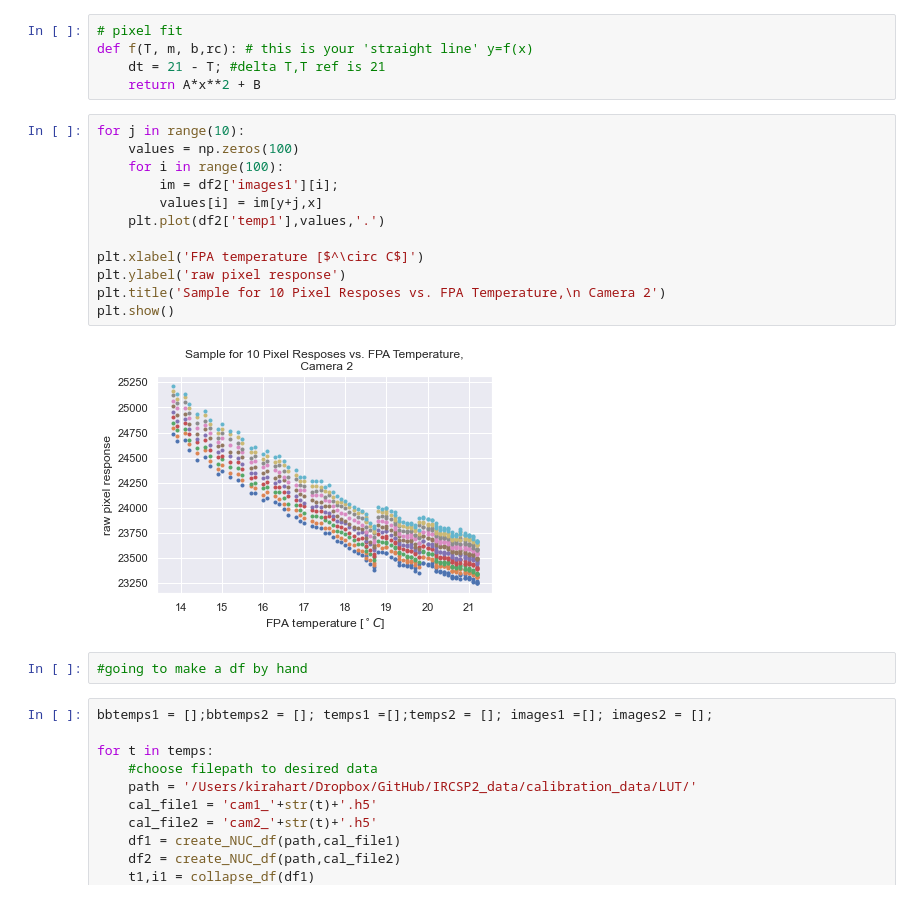
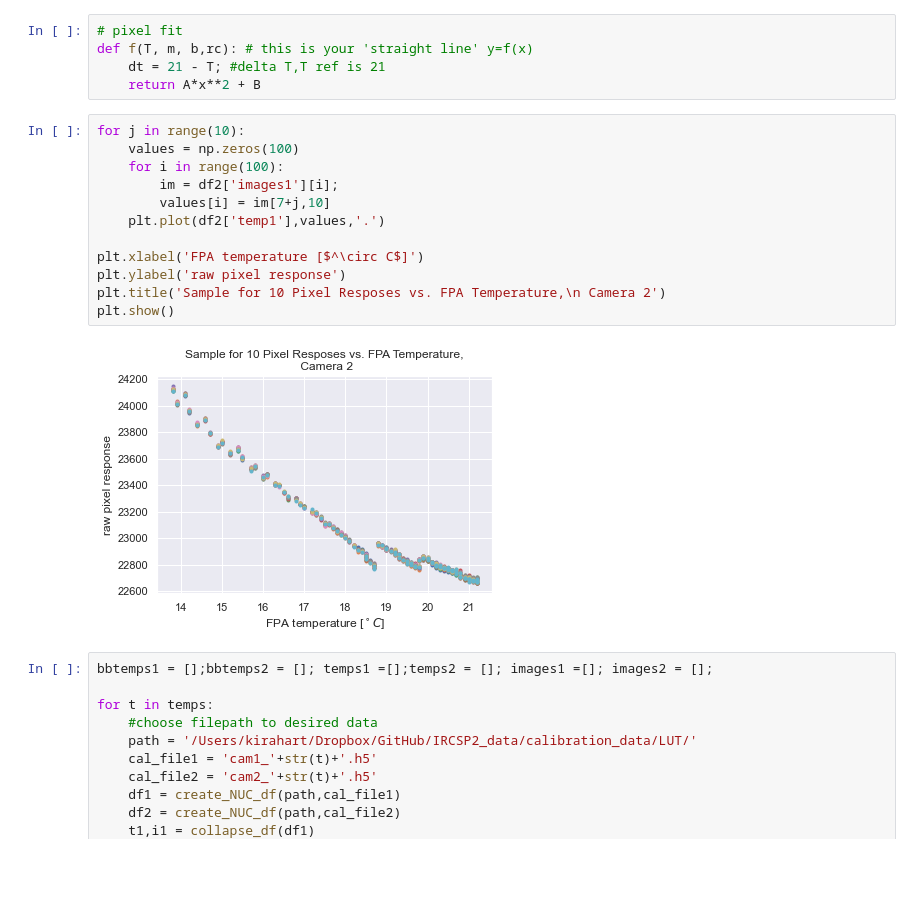
Before and after one commit to Polarization-Lab/IRCSP, a Jupyter notebook: calibration/NUC/compute_NUC.ipynb, the cells around one changed output. Cells and saved outputs as stored; diff of their text form; blank space fills up the shorter version.

```diff
--- a/calibration/NUC/compute_NUC.ipynb
+++ b/calibration/NUC/compute_NUC.ipynb
@@ -59,19 +59,17 @@ def f(T, m, b,rc): # this is your 'straight line' y=f(x)
 # %%
 for j in range(10):
     values = np.zeros(100)
     for i in range(100):
         im = df2['images1'][i];
-        values[i] = im[y+j,x]
+        values[i] = im[7+j,10]
     plt.plot(df2['temp1'],values,'.')
 
 plt.xlabel('FPA temperature [$^\circ C$]')
 plt.ylabel('raw pixel response')
 plt.title('Sample for 10 Pixel Resposes vs. FPA Temperature,\n Camera 2')
 plt.show()
 # %% [output]
-[figure, old version]
+[figure, new version]
-# %%
-#going to make a df by hand
 # %%
 bbtemps1 = [];bbtemps2 = []; temps1 =[];temps2 = []; images1 =[]; images2 = [];
 
```
Also changed, not shown: parts of 12 cells of this notebook, 1 other file.
